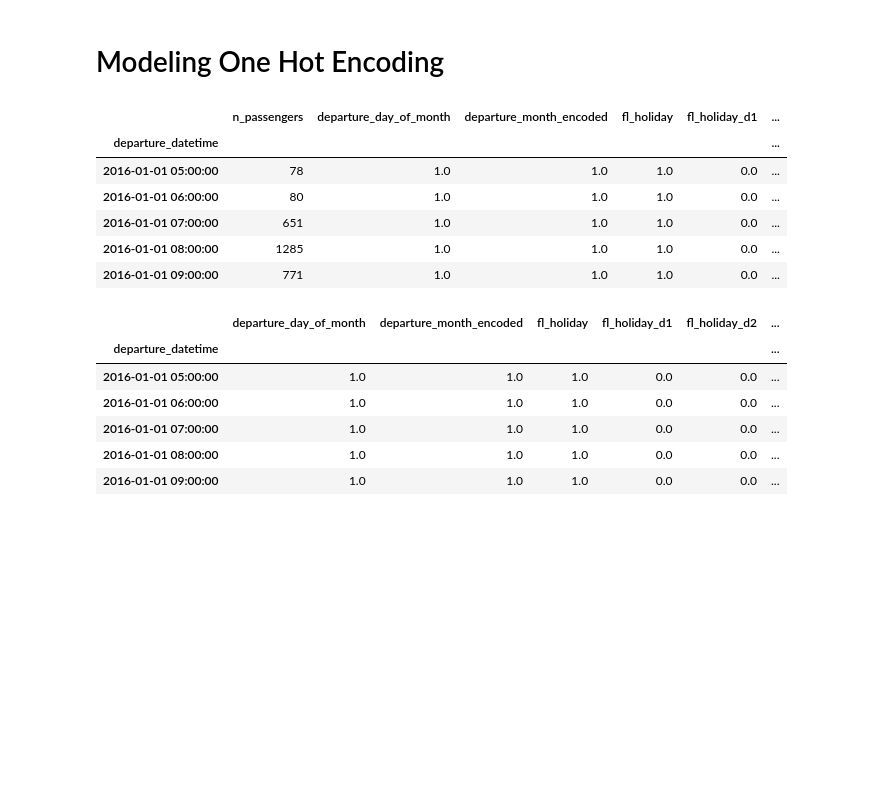
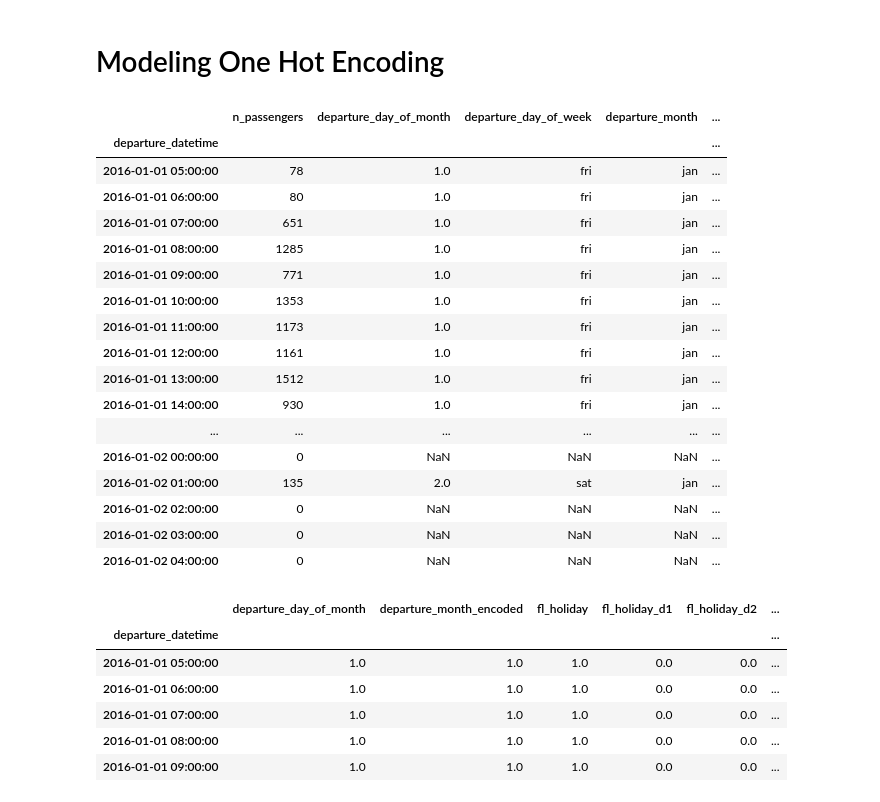
Before and after one commit to welberthdouglas/Civil_Aviation_ML, a Jupyter notebook: CA_SP-RJ.ipynb, the cells around one changed output. Cells and saved outputs as stored; diff of their text form; code cells hidden in the pictures; blank space fills up the shorter version.

```diff
--- a/CA_SP-RJ.ipynb
+++ b/CA_SP-RJ.ipynb
@@ -475,16 +475,27 @@ df = df_sp_H.query('year < 2019')
 # Resample into hourly bins
 
 #cat_vars = df_sp_grouped.select_dtypes(include='object').columns.values.tolist()
-# %%
-df.head()
-# %% [output]
-|  | n_passengers | departure_day_of_month | departure_month_encoded | fl_holiday | fl_holiday_d1 | ... |
-| departure_datetime |  |  |  |  |  | ... |
-| 2016-01-01 05:00:00 | 78 | 1.0 | 1.0 | 1.0 | 0.0 | ... |
-| 2016-01-01 06:00:00 | 80 | 1.0 | 1.0 | 1.0 | 0.0 | ... |
-| 2016-01-01 07:00:00 | 651 | 1.0 | 1.0 | 1.0 | 0.0 | ... |
-| 2016-01-01 08:00:00 | 1285 | 1.0 | 1.0 | 1.0 | 0.0 | ... |
-| 2016-01-01 09:00:00 | 771 | 1.0 | 1.0 | 1.0 | 0.0 | ... |
+# %%
+df_sp_hour.head(24)
+# %% [output]
+|  | n_passengers | departure_day_of_month | departure_day_of_week | departure_month | ... |
+| departure_datetime |  |  |  |  | ... |
+| 2016-01-01 05:00:00 | 78 | 1.0 | fri | jan | ... |
+| 2016-01-01 06:00:00 | 80 | 1.0 | fri | jan | ... |
+| 2016-01-01 07:00:00 | 651 | 1.0 | fri | jan | ... |
+| 2016-01-01 08:00:00 | 1285 | 1.0 | fri | jan | ... |
+| 2016-01-01 09:00:00 | 771 | 1.0 | fri | jan | ... |
+| 2016-01-01 10:00:00 | 1353 | 1.0 | fri | jan | ... |
+| 2016-01-01 11:00:00 | 1173 | 1.0 | fri | jan | ... |
+| 2016-01-01 12:00:00 | 1161 | 1.0 | fri | jan | ... |
+| 2016-01-01 13:00:00 | 1512 | 1.0 | fri | jan | ... |
+| 2016-01-01 14:00:00 | 930 | 1.0 | fri | jan | ... |
+| ... | ... | ... | ... | ... | ... |
+| 2016-01-02 00:00:00 | 0 | NaN | NaN | NaN | ... |
+| 2016-01-02 01:00:00 | 135 | 2.0 | sat | jan | ... |
+| 2016-01-02 02:00:00 | 0 | NaN | NaN | NaN | ... |
+| 2016-01-02 03:00:00 | 0 | NaN | NaN | NaN | ... |
+| 2016-01-02 04:00:00 | 0 | NaN | NaN | NaN | ... |
 # %%
 # X,y
 
```
Also changed, not shown: parts of 3 cells of this notebook.
